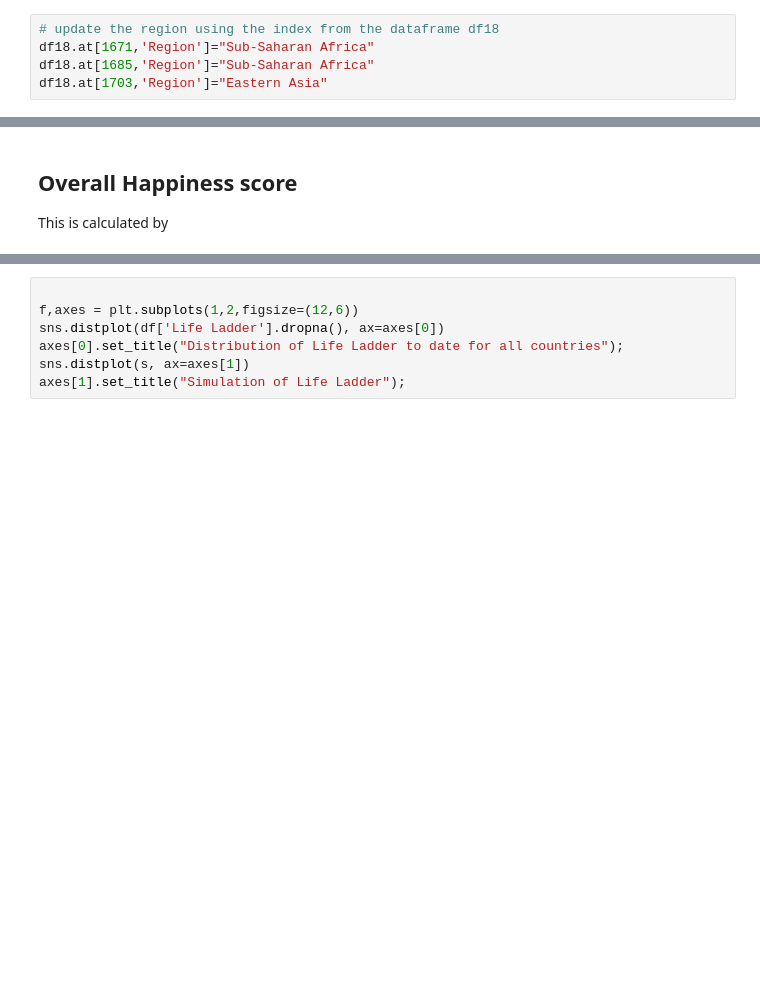
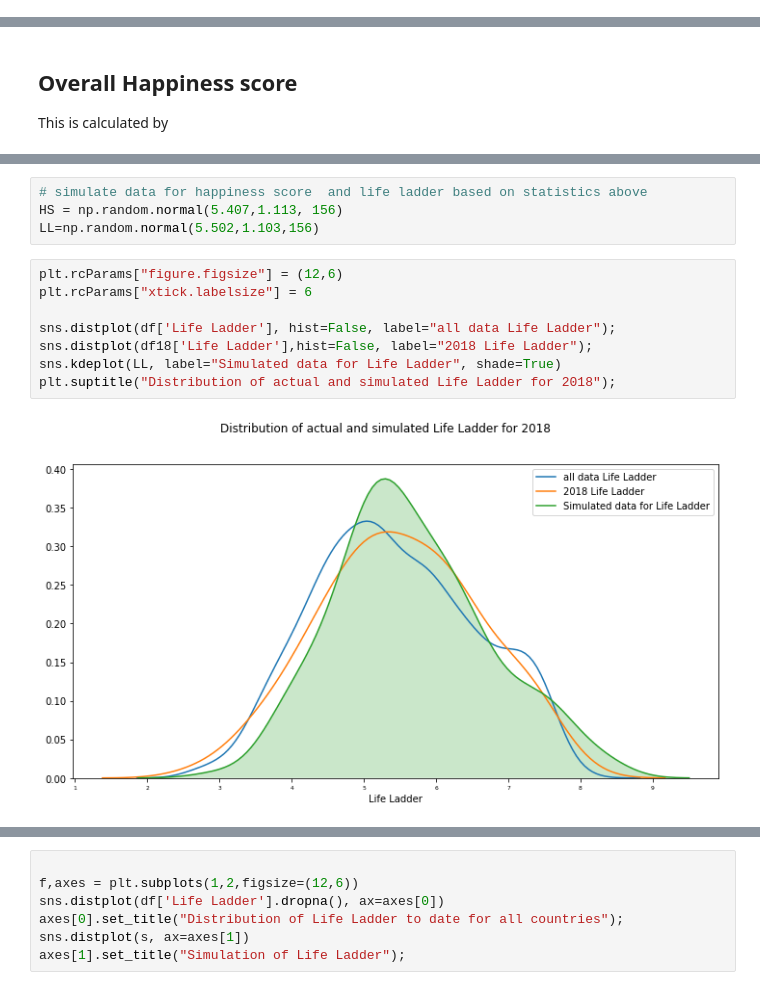
Before and after one commit to angela1C/Programming-for-Data-Analysis-Simulation-Project-2019, a Jupyter notebook: HappySimulate.ipynb, the cells around one changed output, grey strips where cells are left out. Drawn from its saved outputs; the diff is of its cells as text; blank space fills up the shorter version.

Commit message:
looking at life expectancy

```diff
--- a/HappySimulate.ipynb
+++ b/HappySimulate.ipynb
@@ -459,5 +433,0 @@ Series([], Name: Region, dtype: object)
-# %%
-# update the region using the index from the dataframe df18
-df18.at[1671,'Region']="Sub-Saharan Africa"
-df18.at[1685,'Region']="Sub-Saharan Africa"
-df18.at[1703,'Region']="Eastern Asia"
@@ -576,0 +533,14 @@ s = np.random.normal(loc, scale, 1000)
+# %%
+# simulate data for happiness score  and life ladder based on statistics above
+HS = np.random.normal(5.407,1.113, 156)
+LL=np.random.normal(5.502,1.103,156)
+# %%
+plt.rcParams["figure.figsize"] = (12,6)
+plt.rcParams["xtick.labelsize"] = 6
+
+sns.distplot(df['Life Ladder'], hist=False, label="all data Life Ladder");
+sns.distplot(df18['Life Ladder'],hist=False, label="2018 Life Ladder");
+sns.kdeplot(LL, label="Simulated data for Life Ladder", shade=True)
+plt.suptitle("Distribution of actual and simulated Life Ladder for 2018");
+# %% [output]
+[figure, added]
```
Also changed, not shown: parts of 57 cells of this notebook, 5 other files.
